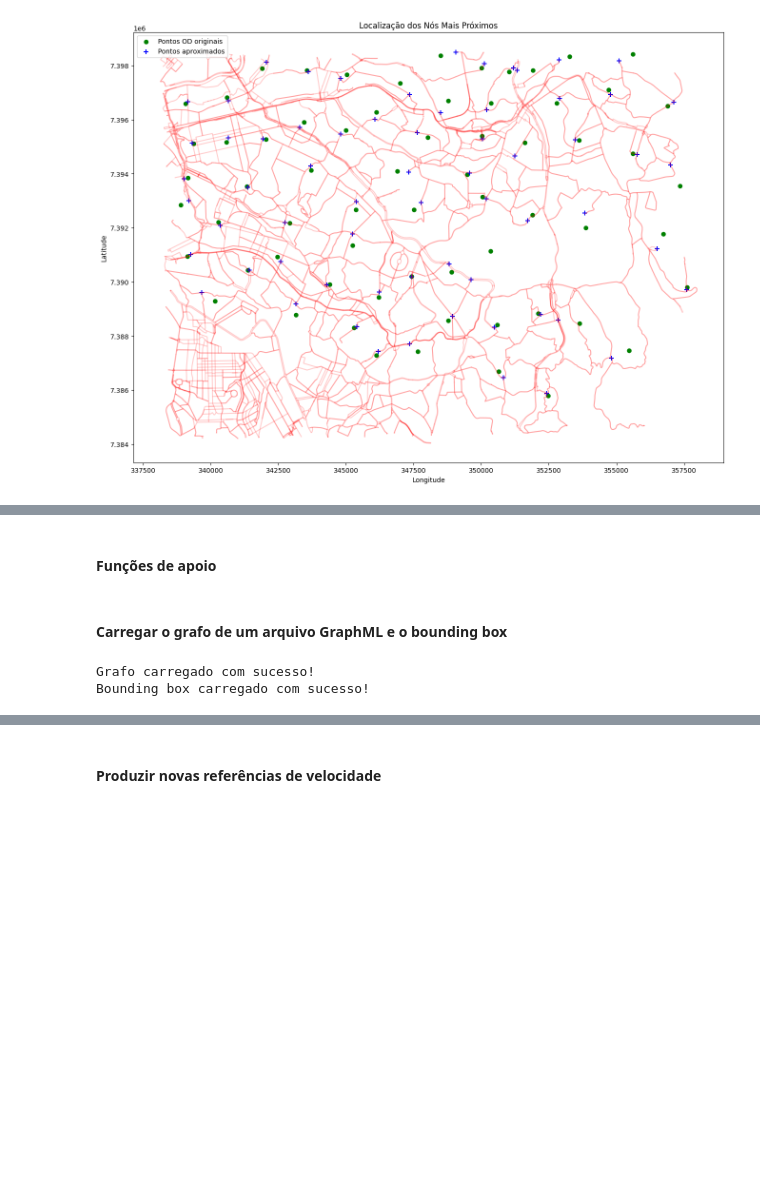
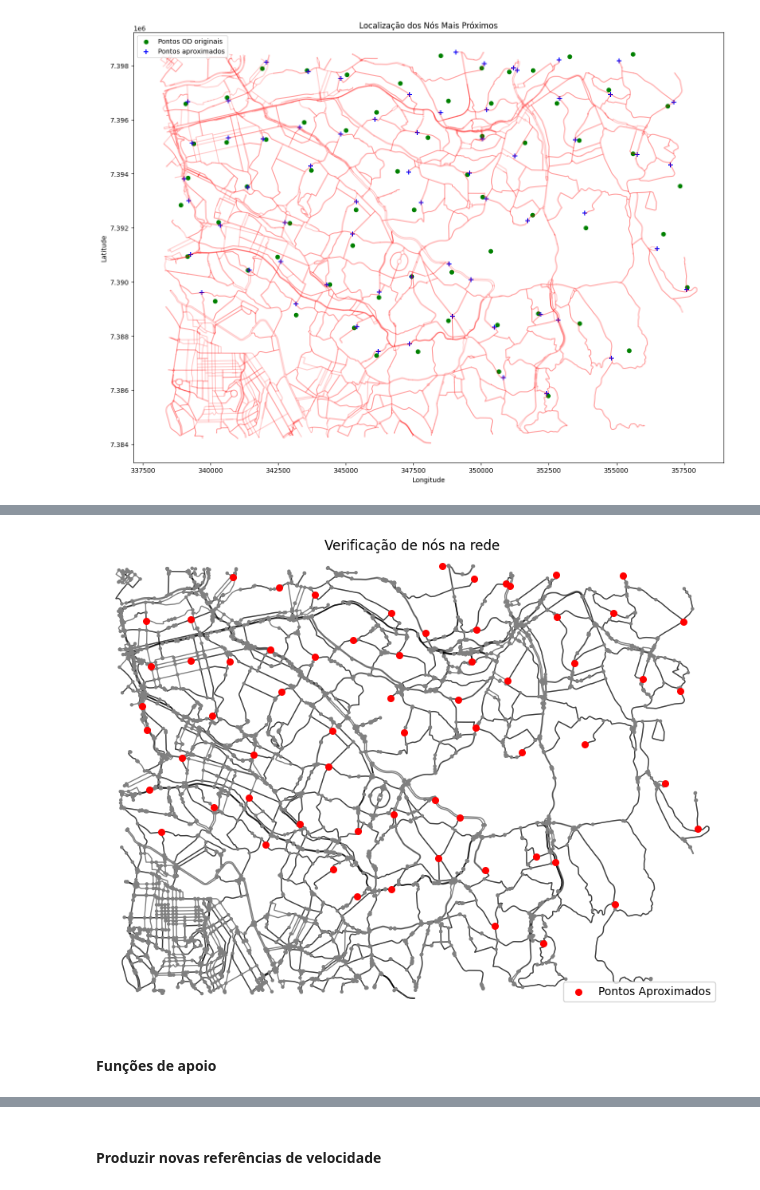
Before and after one commit to marcelof314/SP_urban_flooding, a Jupyter notebook: 11 Minimum path calculation.ipynb, the cells around one changed output, grey strips where cells are left out. Cells and saved outputs as stored; diff of their text form; code cells hidden in the pictures; blank space fills up the shorter version.

```diff
--- a/11 Minimum path calculation.ipynb
+++ b/11 Minimum path calculation.ipynb
@@ -162,0 +230,16 @@ plt.show()
+# %%
+# 2. Verificar distâncias dos pontos à rede
+from shapely.geometry import Point
+
+# Criar uma função para calcular a distância entre um ponto e seu nó mais próximo na rede
+def calculate_distance(row):
+    nearest_node = row['nearest_node_baseline']
+    node_data = G_baseline_utm.nodes[nearest_node]
+    node_point = Point(node_data['x'], node_data['y'])
+    return row.geometry.distance(node_point)
+
+# Aplicar a função a cada linha do GeoDataFrame
+gdf_nos_aproximados['distance_to_nearest_node'] = gdf_nos_aproximados.apply(calculate_distance, axis=1)
+
+# Verificar se há pontos muito distantes do grafo
+print(gdf_nos_aproximados[['NumeroZona', 'NomeZona', 'distance_to_nearest_node']].sort_values(by='distance_to_nearest_node', ascending=False).head(10))
@@ -163,3 +258,20 @@ plt.show()
+# %%
+# 3. Visualizar os pontos e a rede
+import matplotlib.pyplot as plt
+
+fig, ax = plt.subplots(figsize=(10, 10))
+
+# Plotar a rede de ruas
+ox.plot_graph(G_baseline_utm, ax=ax, node_color='gray', node_size=10, edge_color='black', edge_alpha=0.5, show=False, close=False)
+
+# Plotar os pontos aproximados
+gdf_nos_aproximados.plot(ax=ax, color='red', markersize=30, label="Pontos Aproximados")
+
+plt.legend()
+plt.title("Verificação de nós na rede")
+plt.show()
+# %% [output]
+[figure, added]
 # %% [markdown]
 #### Funções de apoio
 # %%
@@ -251,23 +363,3 @@ def tempo_medio_viagem(arquivo):
     #print(f"Tempo médio de viagem com chuva e ponderado: {mean_time_weighted:.2f} minutos")
 
     return mean_time_weighted
-# %% [markdown]
-#### Carregar o grafo de um arquivo GraphML e o bounding box
-# %%
-# Carregar o grafo de um arquivo GraphML e o bounding box
-try:
-    G_baseline = ox.load_graphml(filepath='network_baseline_vel_updated.graphml')
-    print('Grafo carregado com sucesso!')
-except:
-    print('Arquivo não encontrado')
-
-try:
-    bounding_box_baseline = gpd.read_file('bounding_box_bacia.json')
-    print('Bounding box carregado com sucesso!')
-except:
-    print('Bounding box não encontrado')
-
-node_baseline, edges_baseline = ox.graph_to_gdfs(G_baseline)
-# %% [output]
-Grafo carregado com sucesso!
-Bounding box carregado com sucesso!
```
Also changed, not shown: parts of 41 cells of this notebook, 1 other file.
